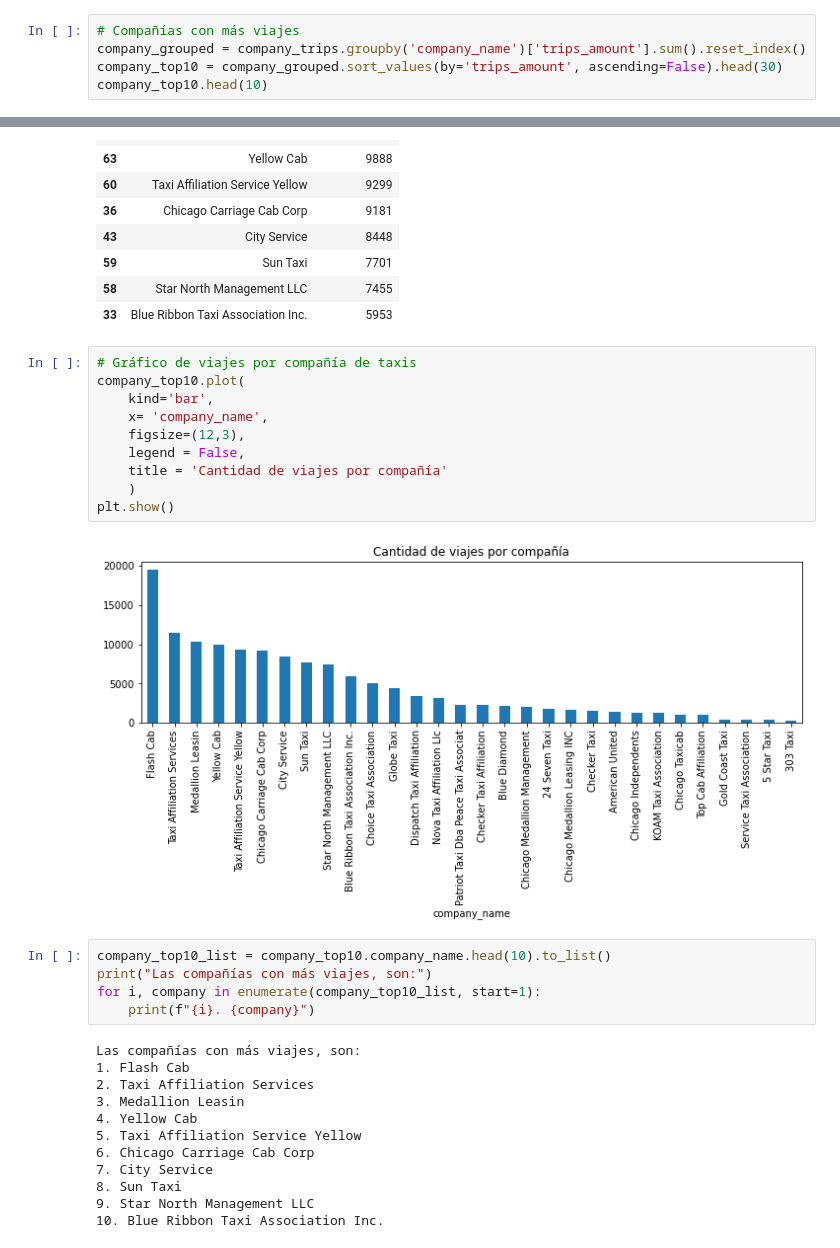
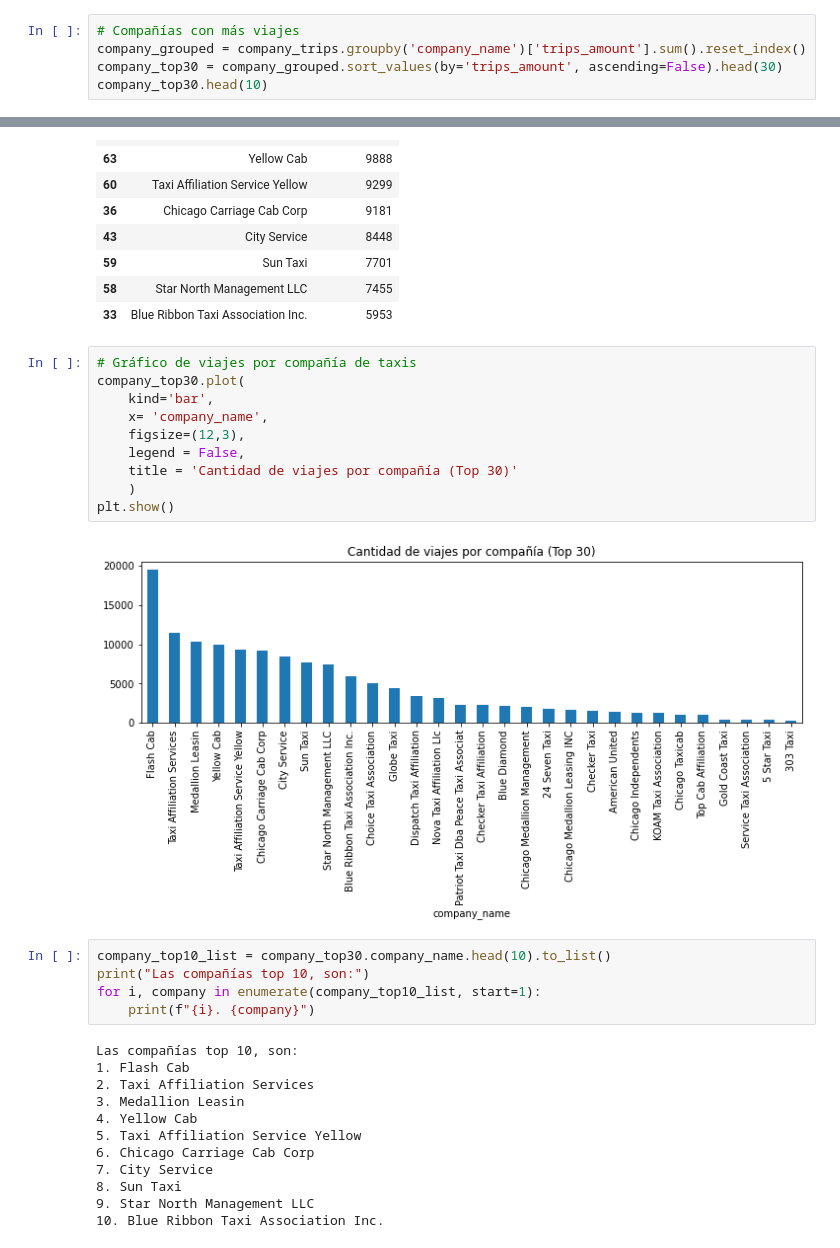
Before and after one commit to latostadorano/tt_s8_taxis, a Jupyter notebook: taxis.ipynb, the cells around one changed output, grey strips where cells are left out. Saved outputs shown, nothing was run; the diff lists cells and outputs as text.

```diff
--- a/taxis.ipynb
+++ b/taxis.ipynb
@@ -160,8 +180,8 @@ Que son los barrios en que se nota que hay un considerable volumen de viajes des
 # %%
 # Compañías con más viajes
 company_grouped = company_trips.groupby('company_name')['trips_amount'].sum().reset_index()
-company_top10 = company_grouped.sort_values(by='trips_amount', ascending=False).head(30)
-company_top10.head(10)
+company_top30 = company_grouped.sort_values(by='trips_amount', ascending=False).head(30)
+company_top30.head(10)
 # %% [output]
 |  | company_name | trips_amount |
 | 45 | Flash Cab | 19558 |
@@ -176,23 +196,23 @@ company_top10.head(10)
 | 33 | Blue Ribbon Taxi Association Inc. | 5953 |
 # %%
 # Gráfico de viajes por compañía de taxis
-company_top10.plot(
+company_top30.plot(
     kind='bar',
     x= 'company_name',
     figsize=(12,3),
     legend = False,
-    title = 'Cantidad de viajes por compañía'
+    title = 'Cantidad de viajes por compañía (Top 30)'
     )
 plt.show()
 # %% [output]
-[figure, old version]
+[figure, new version]
 # %%
-company_top10_list = company_top10.company_name.head(10).to_list()
-print("Las compañías con más viajes, son:")
+company_top10_list = company_top30.company_name.head(10).to_list()
+print("Las compañías top 10, son:")
 for i, company in enumerate(company_top10_list, start=1):
     print(f"{i}. {company}")
 # %% [output]
-Las compañías con más viajes, son:
+Las compañías top 10, son:
 1. Flash Cab
 2. Taxi Affiliation Services
 3. Medallion Leasin
```
Also changed, not shown: parts of 11 cells of this notebook.
